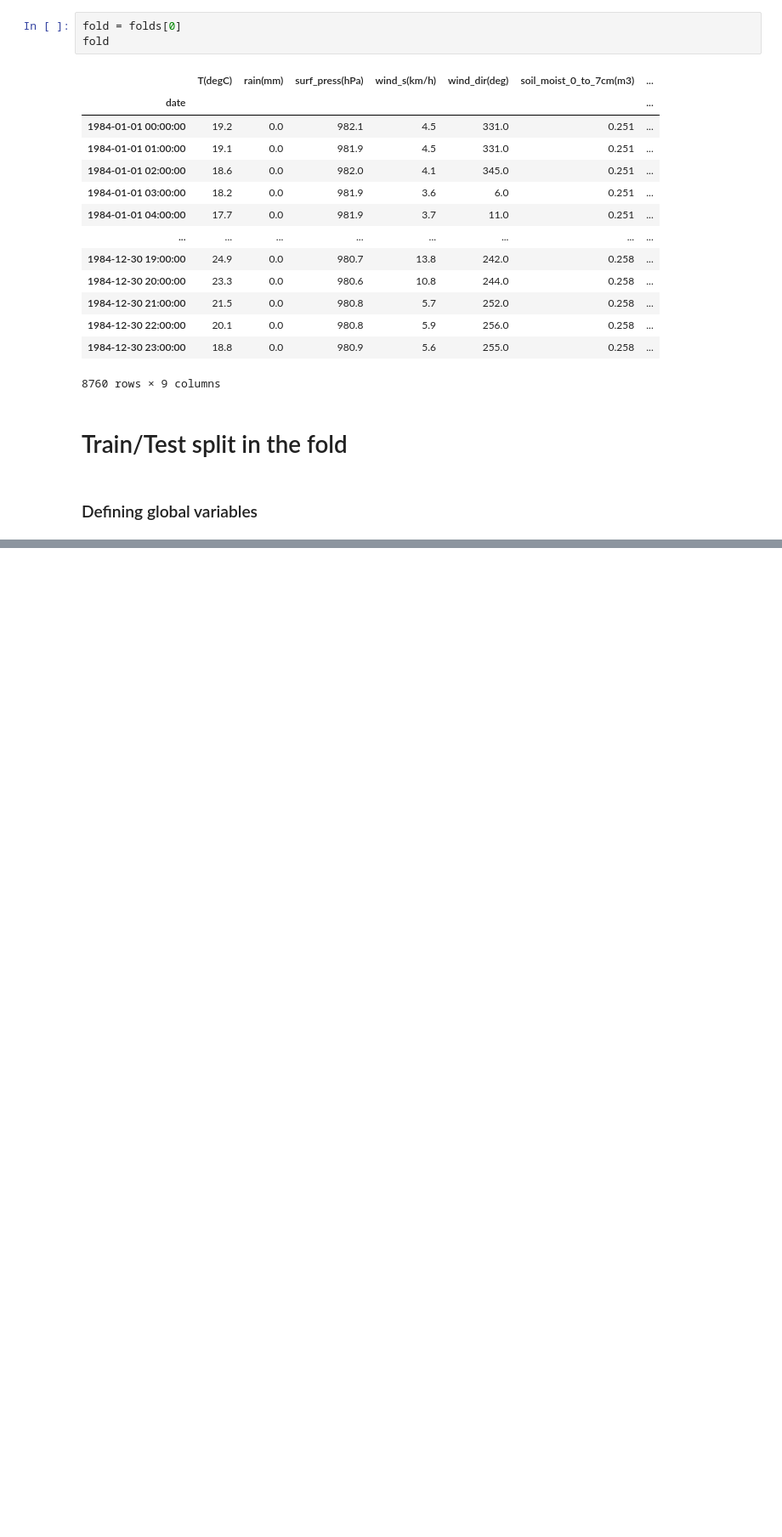
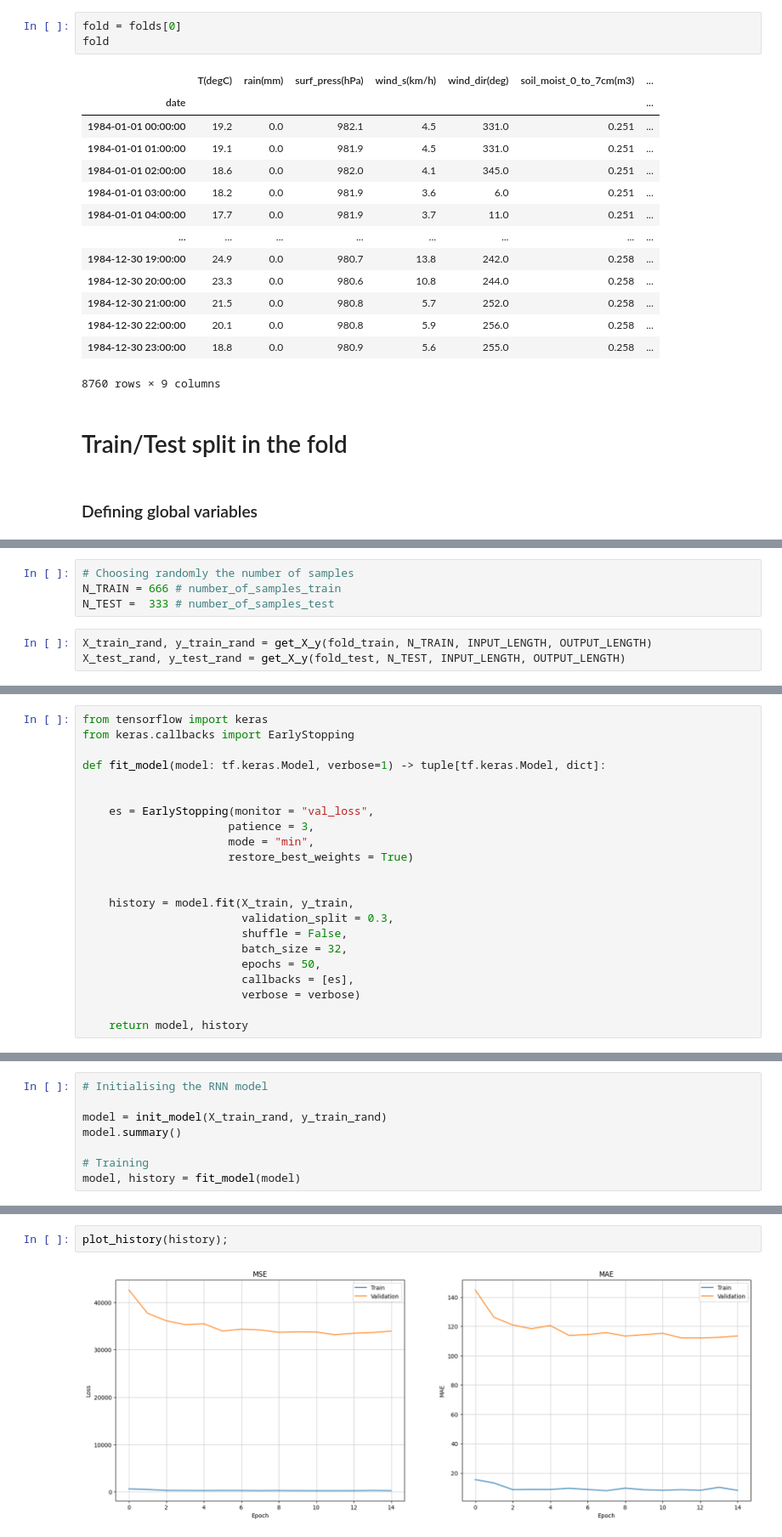
Before and after one commit to Agubecker/flood_prediction, a Jupyter notebook: notebooks/model.ipynb, the cells around one changed output, grey strips where cells are left out. Shown at 85% size. Saved outputs shown, nothing was run; the diff lists cells and outputs as text; blank space fills up the shorter version.

Commit message:
completed a base model in notebook and model.py,  and added functions for folding/spliting in data_prep

```diff
--- a/notebooks/model.ipynb
+++ b/notebooks/model.ipynb
@@ -128,0 +253,7 @@ fold
+# %%
+# Choosing randomly the number of samples
+N_TRAIN = 666 # number_of_samples_train
+N_TEST =  333 # number_of_samples_test
+# %%
+X_train_rand, y_train_rand = get_X_y(fold_train, N_TRAIN, INPUT_LENGTH, OUTPUT_LENGTH)
+X_test_rand, y_test_rand = get_X_y(fold_test, N_TEST, INPUT_LENGTH, OUTPUT_LENGTH)
@@ -128,0 +381,22 @@ fold
+# %%
+from tensorflow import keras
+from keras.callbacks import EarlyStopping
+
+def fit_model(model: tf.keras.Model, verbose=1) -> tuple[tf.keras.Model, dict]:
+
+
+    es = EarlyStopping(monitor = "val_loss",
+                      patience = 3,
+                      mode = "min",
+                      restore_best_weights = True)
+
+
+    history = model.fit(X_train, y_train,
+                        validation_split = 0.3,
+                        shuffle = False,
+                        batch_size = 32,
+                        epochs = 50,
+                        callbacks = [es],
+                        verbose = verbose)
+
+    return model, history
@@ -128,0 +405,8 @@ fold
+# %%
+# Initialising the RNN model
+
+model = init_model(X_train_rand, y_train_rand)
+model.summary()
+
+# Training
+model, history = fit_model(model)
@@ -128,0 +431,4 @@ fold
+# %%
+plot_history(history);
+# %% [output]
+[figure, added]
```
Also changed, not shown: parts of 26 cells of this notebook, 2 other files.
